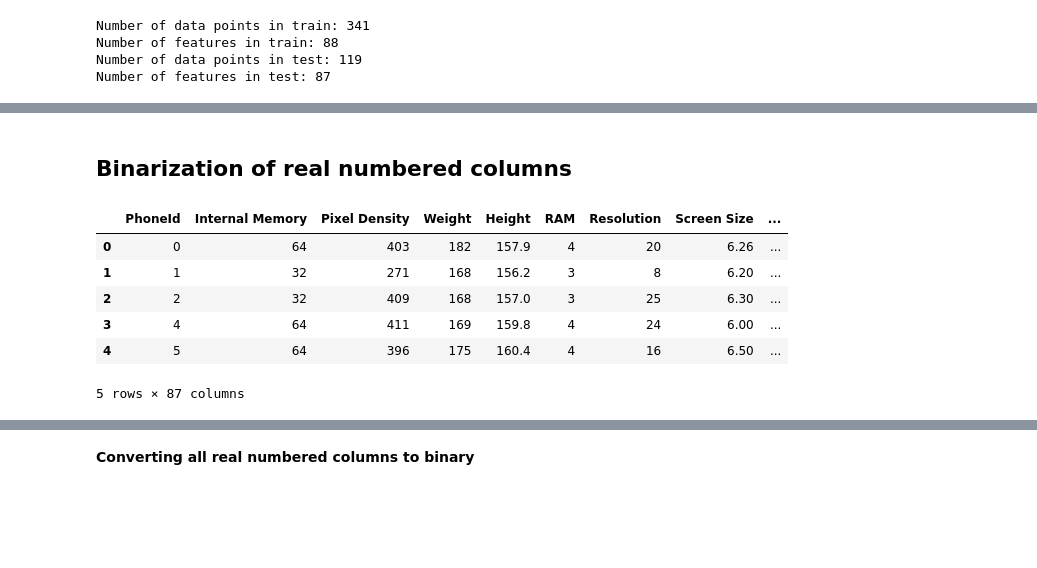
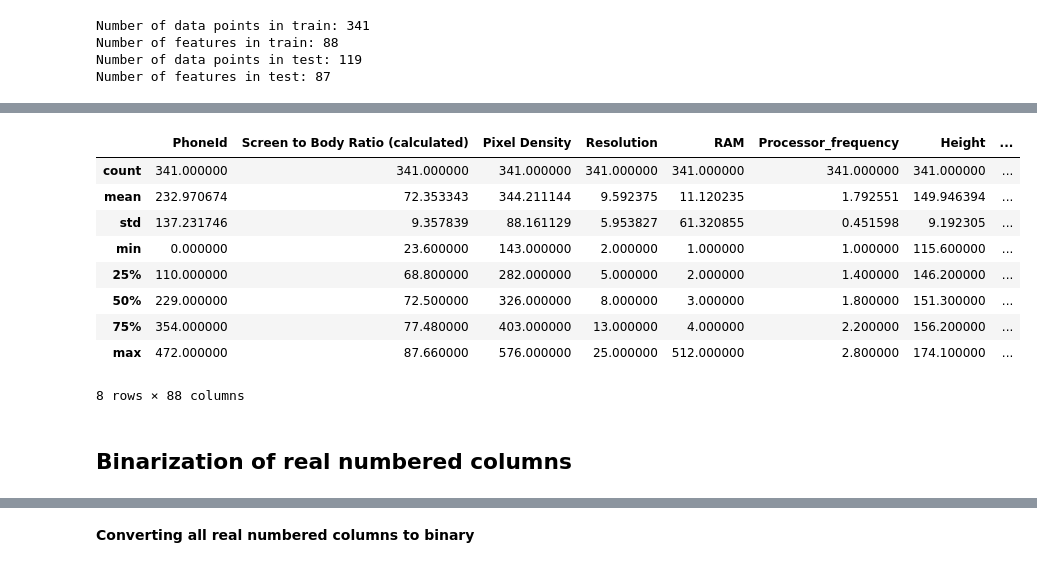
Before and after one commit to chinthanishanth/deep_learning, a Jupyter notebook: Python MP Neuron Perceptron/Mobile_Like_and_Dislike_Prediction.ipynb, the cells around one changed output, grey strips where cells are left out. Drawn from its saved outputs; the diff is of its cells as text; code cells hidden in the pictures; blank space fills up the shorter version.

```diff
--- a/Python MP Neuron Perceptron/Mobile_Like_and_Dislike_Prediction.ipynb
+++ b/Python MP Neuron Perceptron/Mobile_Like_and_Dislike_Prediction.ipynb
@@ -432,0 +432,4 @@ Y_train = train_new['Rating']
+# %%
+data = pd.read_csv("train_cleaned.csv")
+data['Rating'] =  data.Rating.apply(lambda x : 1 if x >= 4 else 0)
+data.head()
@@ -432,0 +444,13 @@ Y_train = train_new['Rating']
+# %%
+data.describe()
+# %% [output]
+|  | PhoneId | Screen to Body Ratio (calculated) | Pixel Density | Resolution | RAM | Processor_frequency | Height | ... |
+| count | 341.000000 | 341.000000 | 341.000000 | 341.000000 | 341.000000 | 341.000000 | 341.000000 | ... |
+| mean | 232.970674 | 72.353343 | 344.211144 | 9.592375 | 11.120235 | 1.792551 | 149.946394 | ... |
+| std | 137.231746 | 9.357839 | 88.161129 | 5.953827 | 61.320855 | 0.451598 | 9.192305 | ... |
+| min | 0.000000 | 23.600000 | 143.000000 | 2.000000 | 1.000000 | 1.000000 | 115.600000 | ... |
+| 25% | 110.000000 | 68.800000 | 282.000000 | 5.000000 | 2.000000 | 1.400000 | 146.200000 | ... |
+| 50% | 229.000000 | 72.500000 | 326.000000 | 8.000000 | 3.000000 | 1.800000 | 151.300000 | ... |
+| 75% | 354.000000 | 77.480000 | 403.000000 | 13.000000 | 4.000000 | 2.200000 | 156.200000 | ... |
+| max | 472.000000 | 87.660000 | 576.000000 | 25.000000 | 512.000000 | 2.800000 | 174.100000 | ... |
+8 rows × 88 columns
@@ -433,12 +465,2 @@ Y_train = train_new['Rating']
 # %% [markdown]
 ## Binarization of real numbered columns
-# %%
-X_train.head()
-# %% [output]
-|  | PhoneId | Internal Memory | Pixel Density | Weight | Height | RAM | Resolution | Screen Size | ... |
-| 0 | 0 | 64 | 403 | 182 | 157.9 | 4 | 20 | 6.26 | ... |
-| 1 | 1 | 32 | 271 | 168 | 156.2 | 3 | 8 | 6.20 | ... |
-| 2 | 2 | 32 | 409 | 168 | 157.0 | 3 | 25 | 6.30 | ... |
-| 3 | 4 | 64 | 411 | 169 | 159.8 | 4 | 24 | 6.00 | ... |
-| 4 | 5 | 64 | 396 | 175 | 160.4 | 4 | 16 | 6.50 | ... |
-5 rows × 87 columns
```
Also changed, not shown: parts of 23 cells of this notebook.
